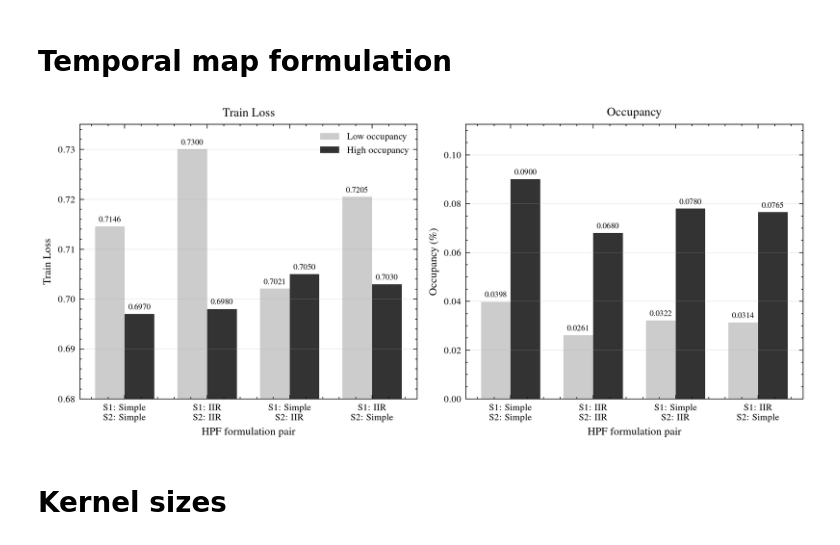
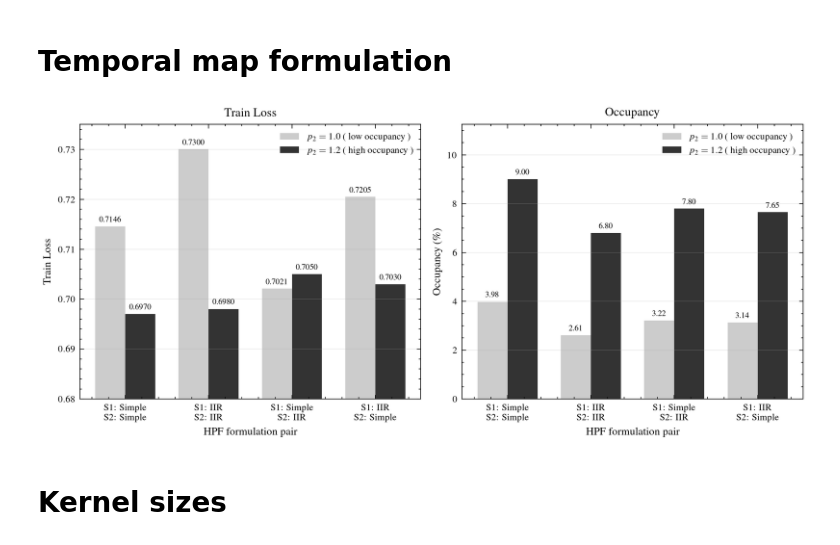
Before and after one commit to mlewandowski0/sillicon-retina, a Jupyter notebook: paper-figures/analysis_saliency.ipynb, the cells around one changed output. Saved outputs shown, nothing was run; the diff lists cells and outputs as text; code cells hidden in the pictures.

```diff
--- a/paper-figures/analysis_saliency.ipynb
+++ b/paper-figures/analysis_saliency.ipynb
@@ -821,11 +824,13 @@ import matplotlib.pyplot as plt
 # low occupancy regime
 HPF_modes = [(0,0), (1,1), (0,1), (1,0)]
 train_loss_lo = [0.71455, 0.73003, 0.70209, 0.72048]
-occupancy_lo = [0.0398, 0.026101, 0.032155, 0.031357]
+occupancy_lo = 100 * np.array([0.0398, 0.026101, 0.032155, 0.031357])
+p2_lo = 1.0
 
 # higher occupancy regime (larger p_2 values)
 train_loss_ho = [0.697, 0.698, 0.705, 0.703]
-occupancy_ho = [0.09, 0.068, 0.078, 0.0765]
+occupancy_ho = 100 * np.array([0.09, 0.068, 0.078, 0.0765])
+p2_ho = 1.2
 
 try:
     import scienceplots
@@ -852,40 +857,45 @@ def annotate_bars(ax, bars, fmt, dy):
             va='bottom',
             fontsize=6,
             rotation=0,
         )
 
-loss_lo_bars = ax_loss.bar(x - width / 2, train_loss_lo, width, label='Low occupancy', color='gray', alpha=0.4)
-loss_ho_bars = ax_loss.bar(x + width / 2, train_loss_ho, width, label='High occupancy', color='C0', alpha=0.8)
+low_occ_label = rf'$p_2={p2_lo:.1f}$ ( low occupancy )'
+high_occ_label = rf'$p_2={p2_ho:.1f}$ ( high occupancy )'
+
+loss_lo_bars = ax_loss.bar(x - width / 2, train_loss_lo, width, label=low_occ_label, color='gray', alpha=0.4)
+loss_ho_bars = ax_loss.bar(x + width / 2, train_loss_ho, width, label=high_occ_label, color='C0', alpha=0.8)
 ax_loss.set_title('Train Loss', fontsize=9)
 ax_loss.set_ylabel('Train Loss', fontsize=8)
 ax_loss.set_xticks(x)
 ax_loss.set_xticklabels(mode_labels)
 ax_loss.set_ylim(0.68, 0.735)
 ax_loss.legend(frameon=False, fontsize=7)
+
 annotate_bars(ax_loss, loss_lo_bars, '{:.4f}', 2)
 annotate_bars(ax_loss, loss_ho_bars, '{:.4f}', 2)
 
-occ_lo_bars = ax_occ.bar(x - width / 2, occupancy_lo, width, label='Low occupancy', color='gray', alpha=0.4)
-occ_ho_bars = ax_occ.bar(x + width / 2, occupancy_ho, width, label='High occupancy', color='C0', alpha=0.8)
+occ_lo_bars = ax_occ.bar(x - width / 2, occupancy_lo, width, label=low_occ_label, color='gray', alpha=0.4)
+occ_ho_bars = ax_occ.bar(x + width / 2, occupancy_ho, width, label=high_occ_label, color='C0', alpha=0.8)
 ax_occ.set_title('Occupancy', fontsize=9)
 ax_occ.set_ylabel(r'Occupancy (\%)', fontsize=8)
 ax_occ.set_xticks(x)
 ax_occ.set_xticklabels(mode_labels)
 ax_occ.set_ylim(0, max(occupancy_ho) * 1.25)
-annotate_bars(ax_occ, occ_lo_bars, '{:.4f}', 2)
-annotate_bars(ax_occ, occ_ho_bars, '{:.4f}', 2)
+ax_occ.legend(frameon=False, fontsize=7)
+annotate_bars(ax_occ, occ_lo_bars, '{:.2f}', 2)
+annotate_bars(ax_occ, occ_ho_bars, '{:.2f}', 2)
 
 for ax in (ax_loss, ax_occ):
     ax.set_xlabel('HPF formulation pair', fontsize=8)
     ax.tick_params(axis='both', labelsize=7)
     ax.tick_params(axis='x', labelrotation=0)
     ax.grid(axis='y', alpha=0.25, linewidth=0.5)
 
 plt.tight_layout()
 plt.savefig('hpf_ablation_bars.png', bbox_inches='tight')
 plt.show()
 # %% [output]
-[figure, old version]
+[figure, new version]
 # %% [markdown]
 # Kernel sizes
 # %%
```
Also changed, not shown: parts of 7 cells of this notebook, 14 other files.
